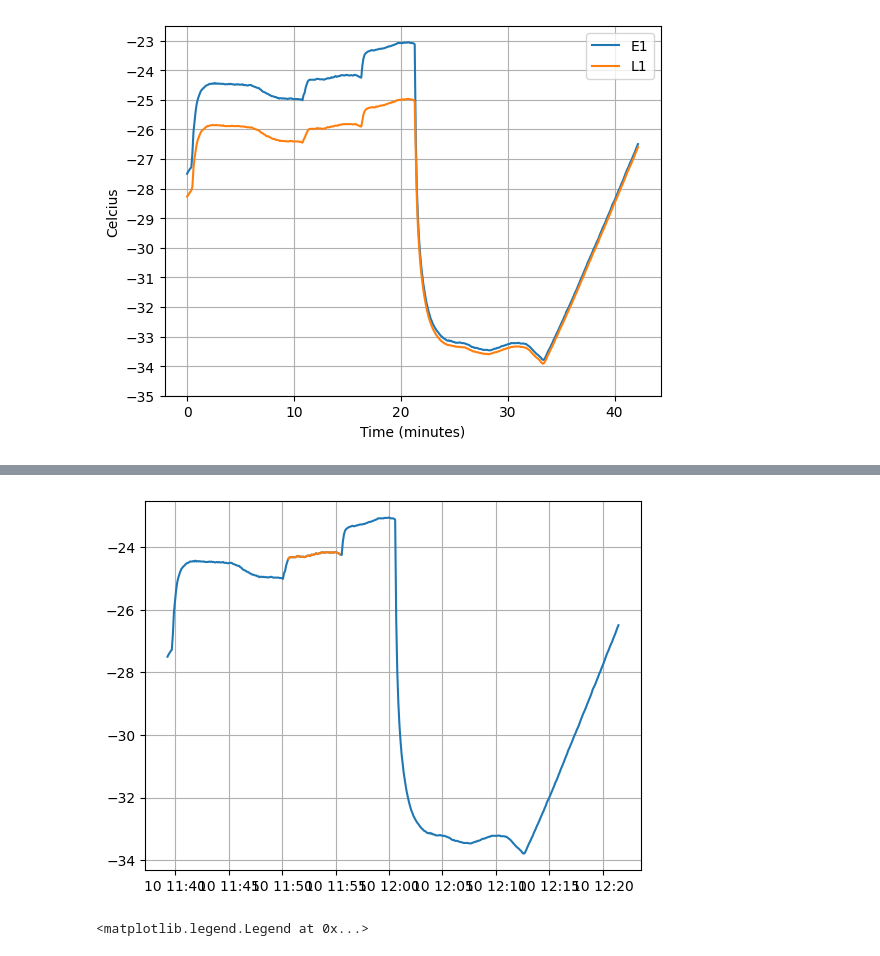
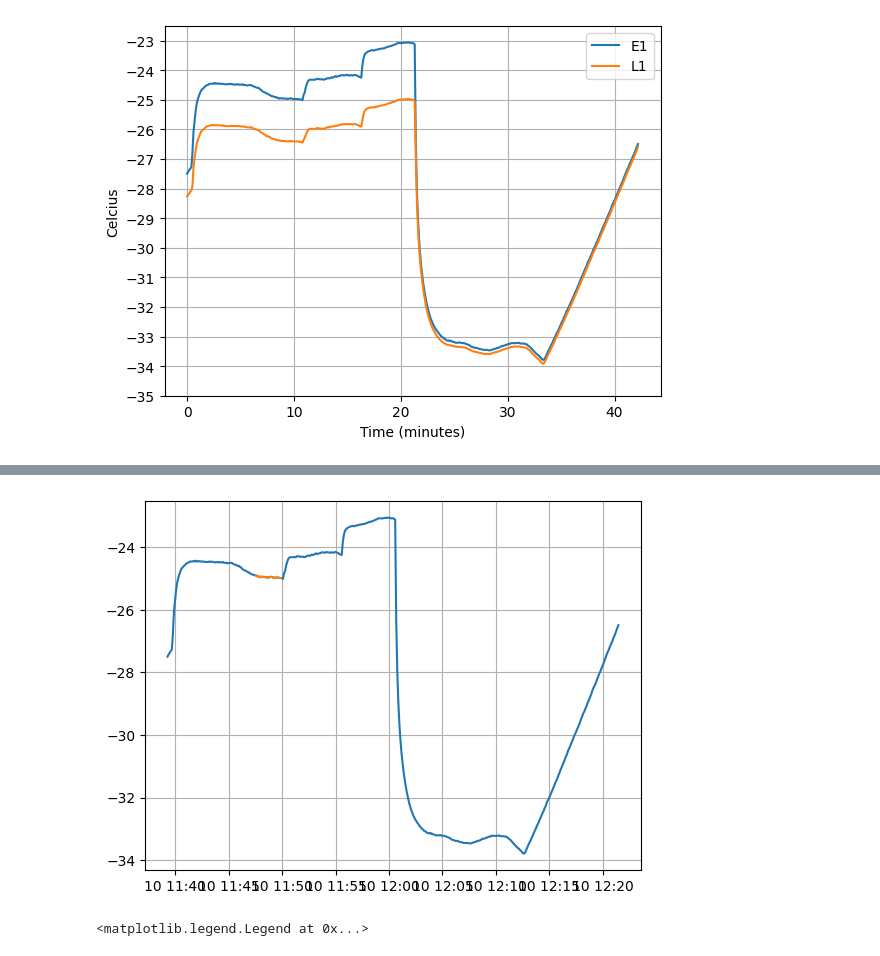
Before and after one commit to bu-etl/module_thermal_mockup, a Jupyter notebook: analysis/TM1_solder_plate.ipynb, the cells around one changed output, grey strips where cells are left out. Drawn from its saved outputs; the diff is of its cells as text; code cells hidden in the pictures.

```diff
--- a/analysis/TM1_solder_plate.ipynb
+++ b/analysis/TM1_solder_plate.ipynb
@@ -87,9 +87,9 @@ def get_power_levels(session, run:int, module:str, sensor:str, flat_threshold: f
 with Session(engine) as session:
     run = 36
     module = "TM1"
-    sensor = "E1"
-    level = 1
-    left_offset, right_offset = 0, -1
+    sensor = "L1"
+    level = 0
+    left_offset, right_offset = 70, -1
     data = np.array(get_sensor_data(session, run, module, sensor))
     power_levels = get_power_levels(session, run, module, sensor, flat_threshold=0.05)
     level_data = power_levels[level]
@@ -112,4 +112,4 @@ AVERAGE TIME
-[figure, old version]
+[figure, new version]
 # %%
 # Power vs Temperature
 
```
Also changed, not shown: parts of 4 cells of this notebook.
